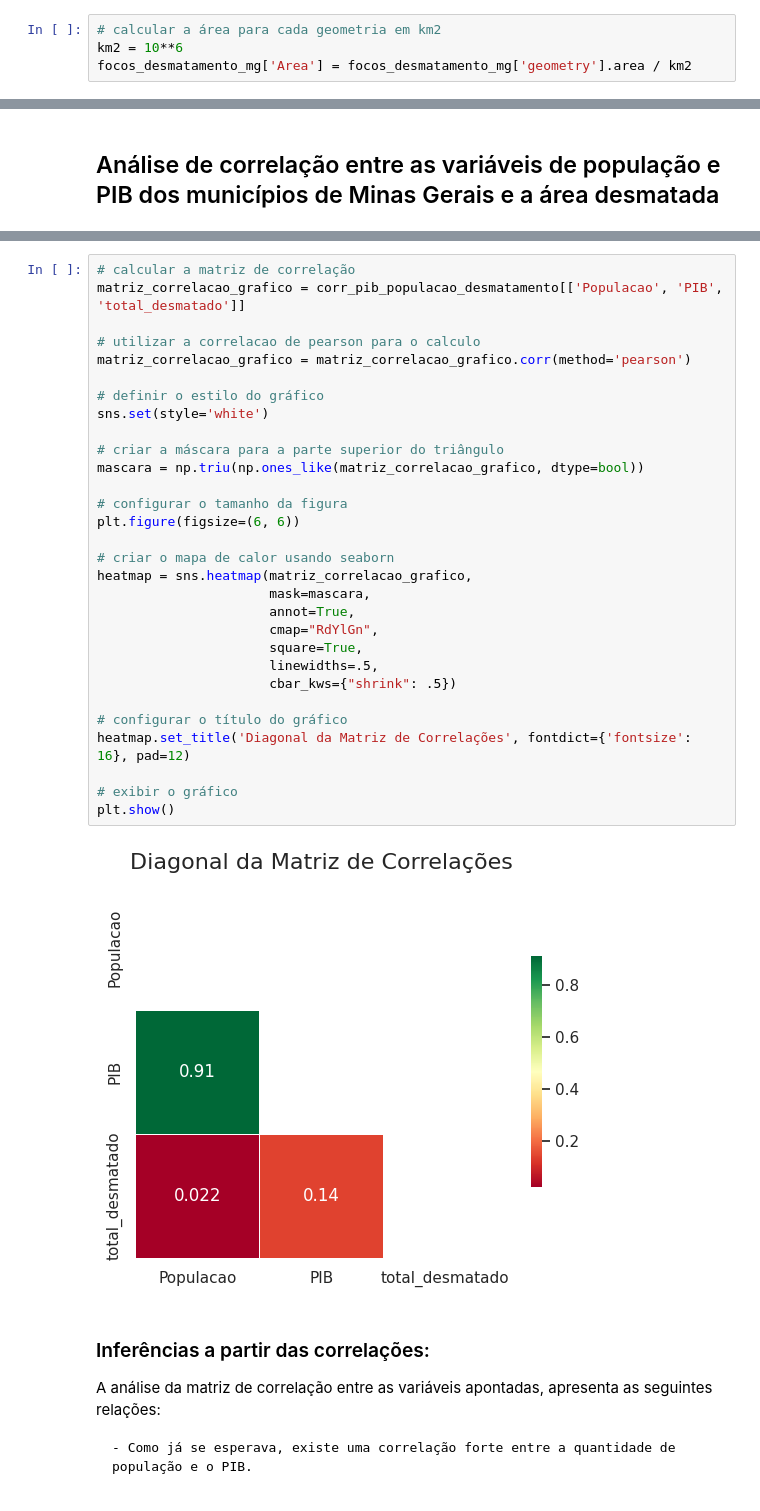
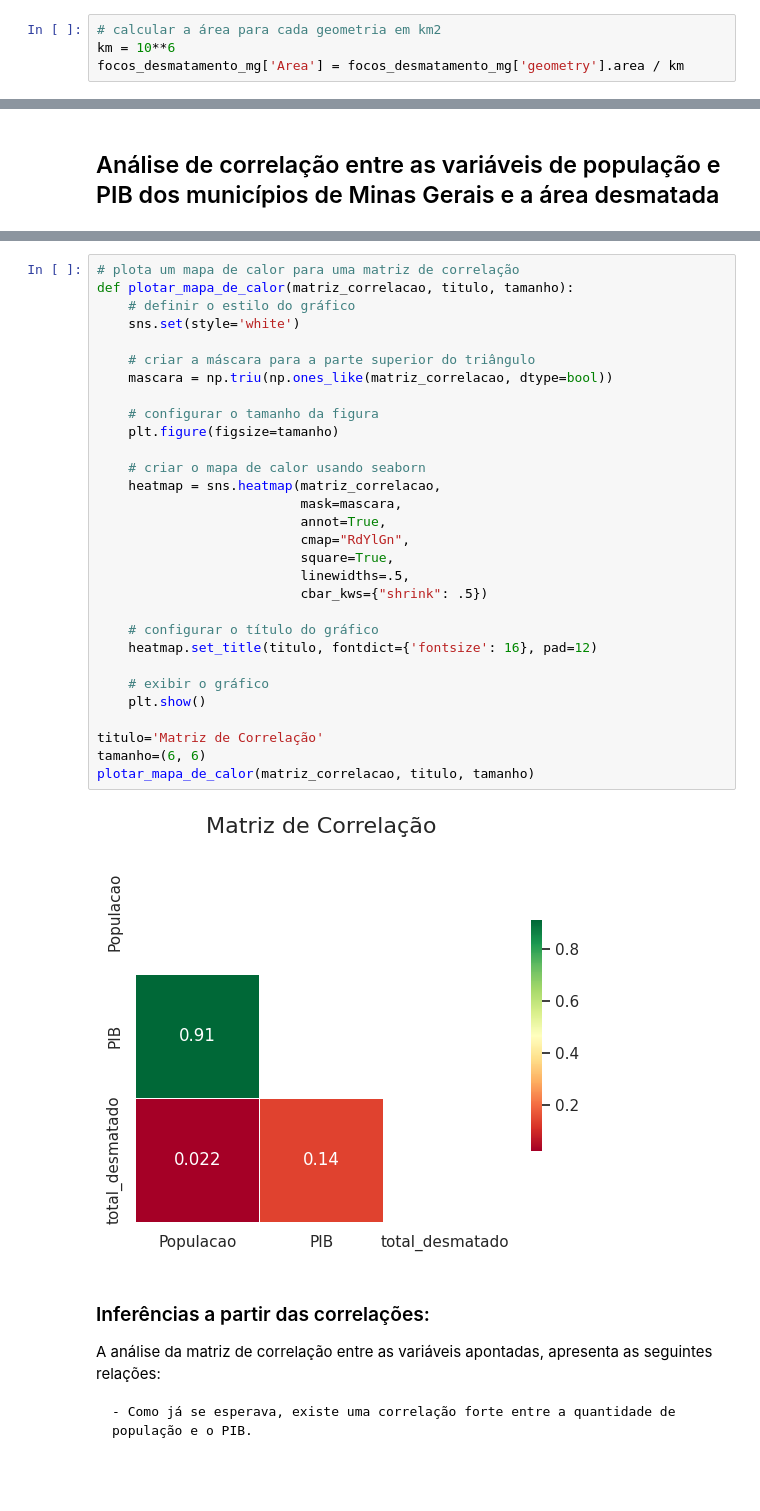
Before and after one commit to mcatrinque/brazil_illegal_deforestation, a Jupyter notebook: 02_analise.ipynb, the cells around one changed output, grey strips where cells are left out. Drawn from its saved outputs; the diff is of its cells as text.

```diff
--- a/02_analise.ipynb
+++ b/02_analise.ipynb
@@ -79,5 +79,5 @@ municipios_mg
 853 rows × 4 columns
 # %%
 # calcular a área para cada geometria em km2
-km2 = 10**6
-focos_desmatamento_mg['Area'] = focos_desmatamento_mg['geometry'].area / km2
+km = 10**6
+focos_desmatamento_mg['Area'] = focos_desmatamento_mg['geometry'].area / km
@@ -193,37 +201,37 @@ matriz_correlacao
 | PIB | 0.911116 | 1.000000 | 0.137478 |
 | total_desmatado | 0.022270 | 0.137478 | 1.000000 |
 # %%
-# calcular a matriz de correlação
-matriz_correlacao_grafico = corr_pib_populacao_desmatamento[['Populacao', 'PIB', 'total_desmatado']]
+# plota um mapa de calor para uma matriz de correlação
+def plotar_mapa_de_calor(matriz_correlacao, titulo, tamanho):
+    # definir o estilo do gráfico
+    sns.set(style='white')
 
-# utilizar a correlacao de pearson para o calculo
-matriz_correlacao_grafico = matriz_correlacao_grafico.corr(method='pearson')
+    # criar a máscara para a parte superior do triângulo
+    mascara = np.triu(np.ones_like(matriz_correlacao, dtype=bool))
 
-# definir o estilo do gráfico
-sns.set(style='white')
+    # configurar o tamanho da figura
+    plt.figure(figsize=tamanho)
 
-# criar a máscara para a parte superior do triângulo
-mascara = np.triu(np.ones_like(matriz_correlacao_grafico, dtype=bool))
+    # criar o mapa de calor usando seaborn
+    heatmap = sns.heatmap(matriz_correlacao,
+                          mask=mascara,
+                          annot=True,
+                          cmap="RdYlGn",
+                          square=True,
+                          linewidths=.5,
+                          cbar_kws={"shrink": .5})
 
-# configurar o tamanho da figura
-plt.figure(figsize=(6, 6))
+    # configurar o título do gráfico
+    heatmap.set_title(titulo, fontdict={'fontsize': 16}, pad=12)
 
-# criar o mapa de calor usando seaborn
-heatmap = sns.heatmap(matriz_correlacao_grafico,
-                      mask=mascara,
-                      annot=True,
-                      cmap="RdYlGn",
-                      square=True,
-                      linewidths=.5,
-                      cbar_kws={"shrink": .5})
+    # exibir o gráfico
+    plt.show()
 
-# configurar o título do gráfico
-heatmap.set_title('Diagonal da Matriz de Correlações', fontdict={'fontsize': 16}, pad=12)
-
-# exibir o gráfico
-plt.show()
+titulo='Matriz de Correlação'
+tamanho=(6, 6)
+plotar_mapa_de_calor(matriz_correlacao, titulo, tamanho)
 # %% [output]
-[figure, old version]
+[figure, new version]
 # %% [markdown]
 ### Inferências a partir das correlações:
 
```
Also changed, not shown: parts of 7 cells of this notebook, 1 other file.
